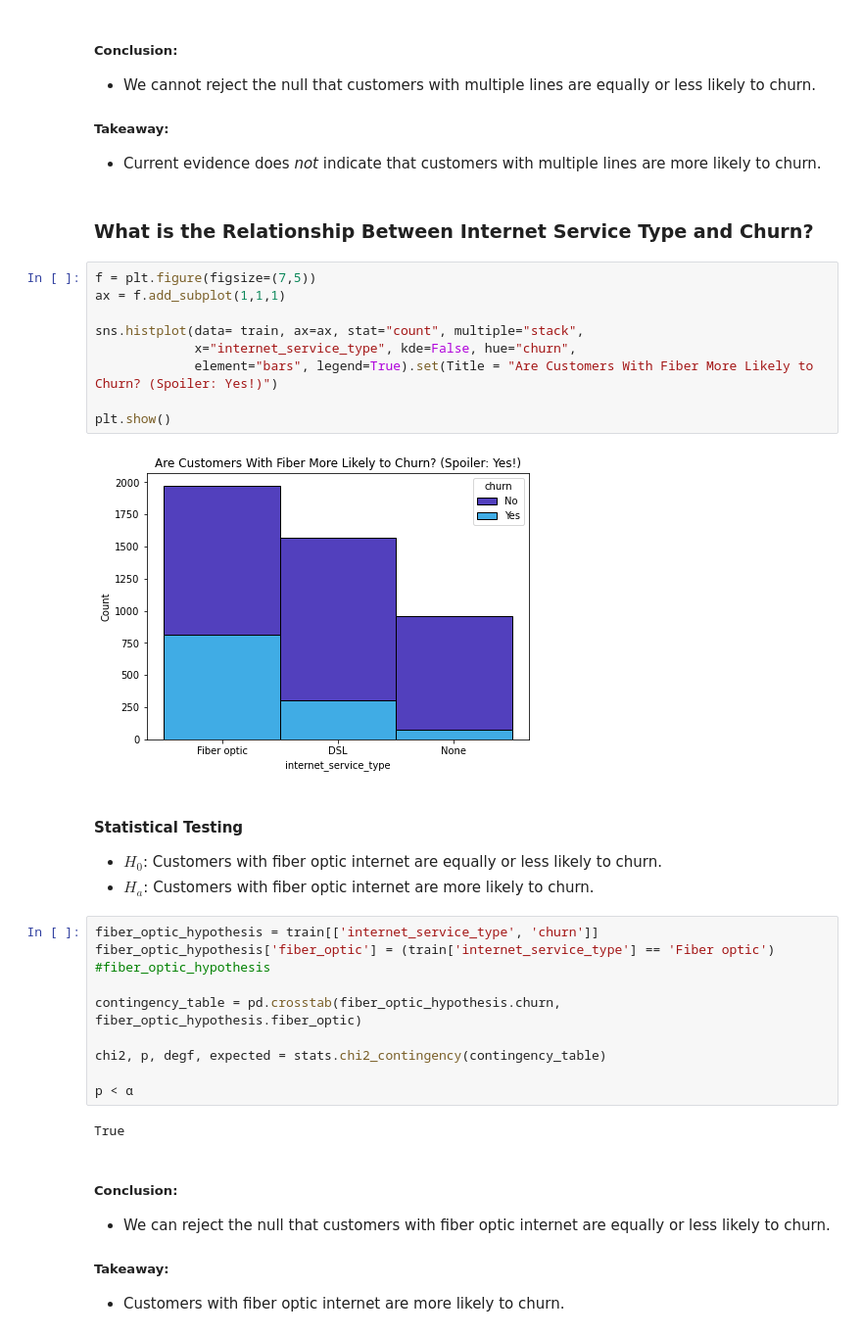
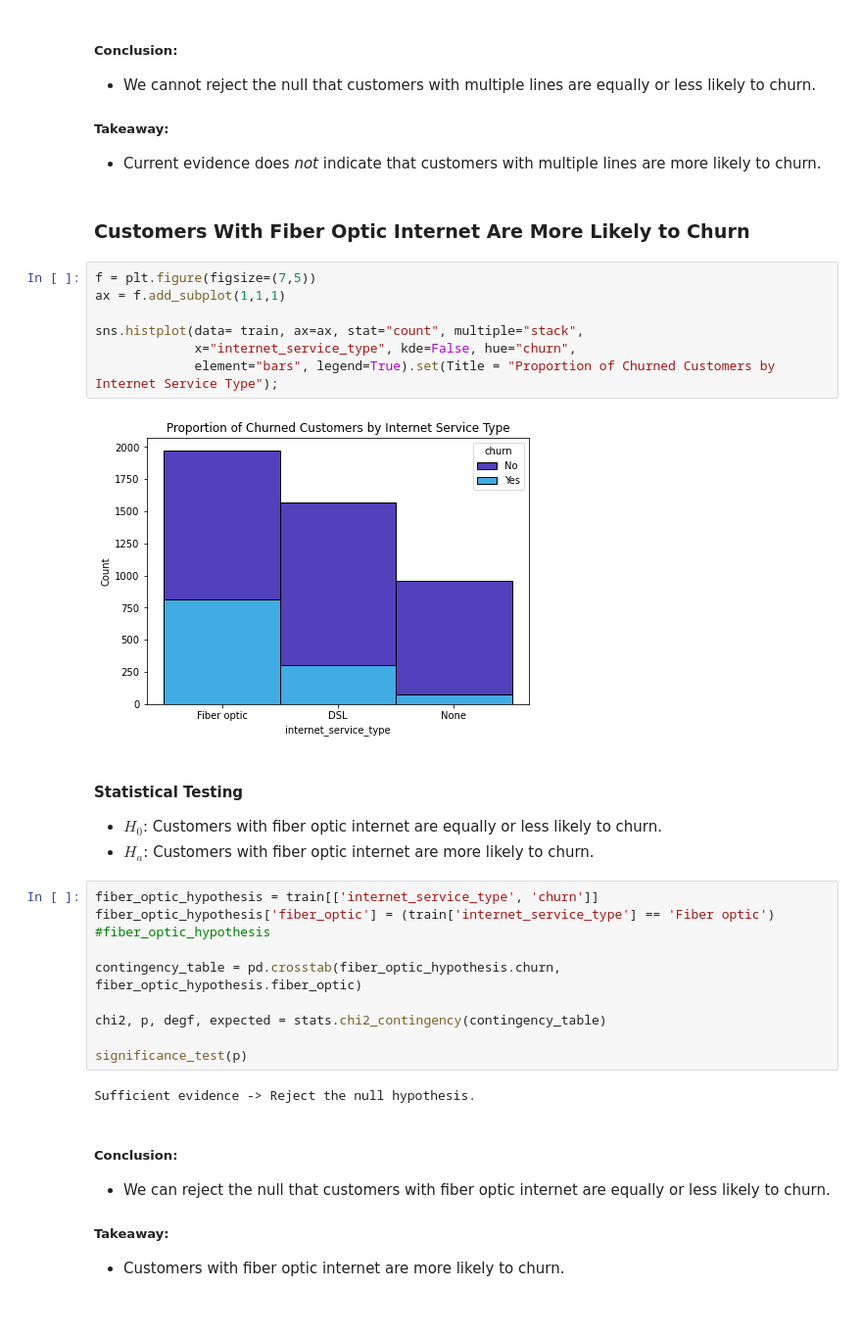
Before and after one commit to greg-maggard/telco_classification_project, a Jupyter notebook: telco_classification_final_report.ipynb, the cells around one changed output. Shown: that part at 98% size. Drawn from its saved outputs; the diff is of its cells as text.

```diff
--- a/telco_classification_final_report.ipynb
+++ b/telco_classification_final_report.ipynb
@@ -159,18 +152,16 @@ False
 ##### Takeaway:
 - Current evidence does *not* indicate that customers with multiple lines are more likely to churn.
 # %% [markdown]
-### What is the Relationship Between Internet Service Type and Churn?
+### Customers With Fiber Optic Internet Are More Likely to Churn
 # %%
 f = plt.figure(figsize=(7,5))
 ax = f.add_subplot(1,1,1)
 
 sns.histplot(data= train, ax=ax, stat="count", multiple="stack",
              x="internet_service_type", kde=False, hue="churn",
-             element="bars", legend=True).set(Title = "Are Customers With Fiber More Likely to Churn? (Spoiler: Yes!)")
-
-plt.show()
+             element="bars", legend=True).set(Title = "Proportion of Churned Customers by Internet Service Type");
 # %% [output]
-[figure, old version]
+[figure, new version]
 # %% [markdown]
 #### Statistical Testing
 - $H_0$: Customers with fiber optic internet are equally or less likely to churn.
@@ -184,9 +175,9 @@ contingency_table = pd.crosstab(fiber_optic_hypothesis.churn, fiber_optic_hypoth
 
 chi2, p, degf, expected = stats.chi2_contingency(contingency_table)
 
-p < α
+significance_test(p)
 # %% [output]
-True
+Sufficient evidence -> Reject the null hypothesis.
 # %% [markdown]
 ##### Conclusion:
 - We can reject the null that customers with fiber optic internet are equally or less likely to churn.
```
Also changed, not shown: parts of 28 cells of this notebook, 1 other file.
